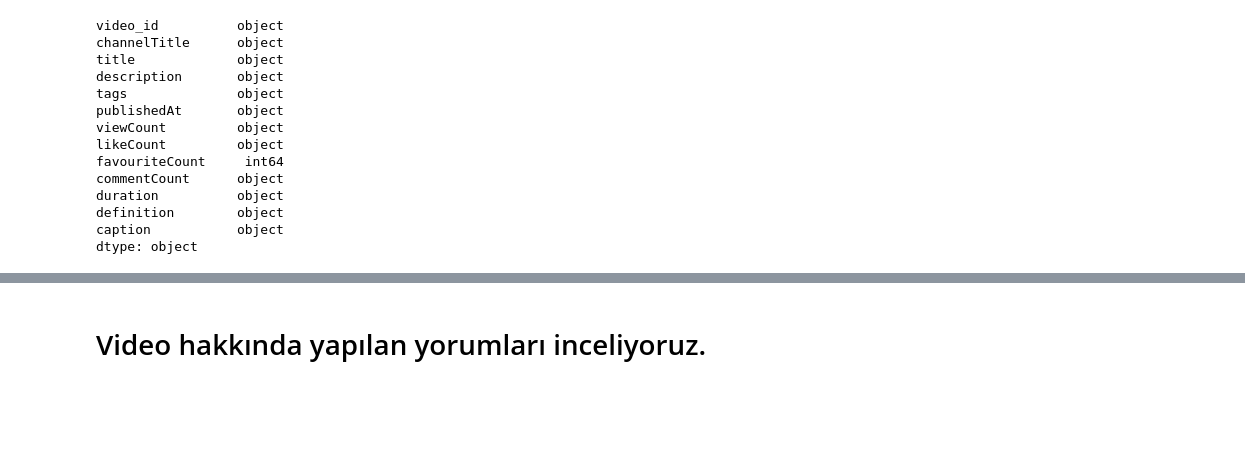
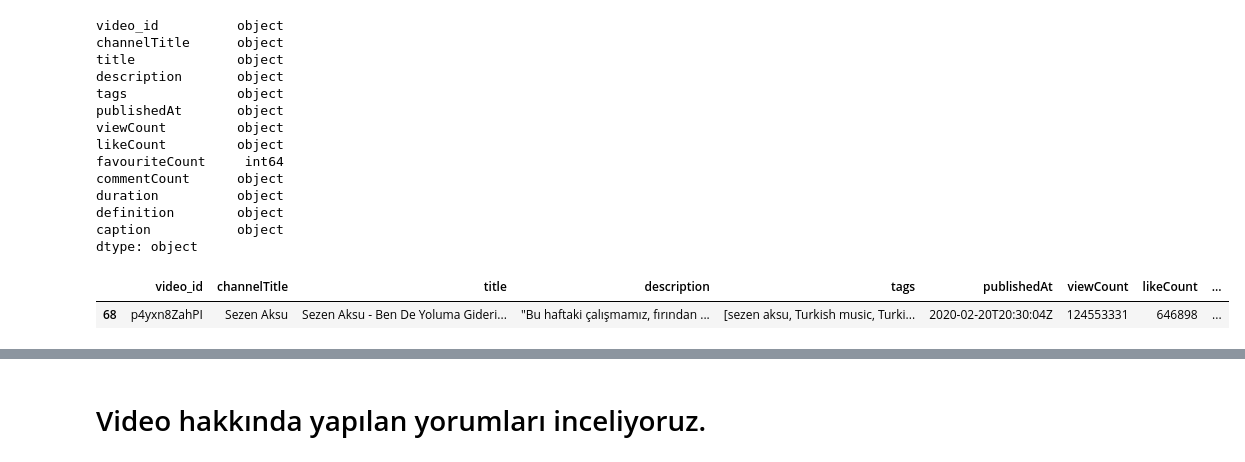
Before and after one commit to BusraSarikaya1/youtube-api-project, a Jupyter notebook: deneme.ipynb, the cells around one changed output, grey strips where cells are left out. Saved outputs shown, nothing was run; the diff lists cells and outputs as text; code cells hidden in the pictures; blank space fills up the shorter version.

```diff
--- a/deneme.ipynb
+++ b/deneme.ipynb
@@ -138,3 +131,15 @@ dtype: object
 # %%
 # En çok izlenen videoya ait satırı bulma
 most_viewed = video_details.loc[video_details['viewCount'].astype(float).idxmax()]
+
+# En çok izlenen videoya ait bilgiler
+most_viewed_video_info = most_viewed[['video_id','channelTitle', 'title', 'description', 'tags', 'publishedAt',
+                                           'viewCount', 'likeCount', 'favouriteCount', 'commentCount',
+                                           'duration', 'definition', 'caption']]
+
+# most_viewed_video_info değişkeni artık en çok izlenen videoya ait tüm bilgileri içerir
+most_viewed_video_df = pd.DataFrame([most_viewed_video_info])
+most_viewed_video_df.head()
+# %% [output]
+|  | video_id | channelTitle | title | description | tags | publishedAt | viewCount | likeCount | ... |
+| 68 | p4yxn8ZahPI | Sezen Aksu | Sezen Aksu - Ben De Yoluma Gideri... | "Bu haftaki çalışmamız, fırından ... | [sezen aksu, Turkish music, Turki... | 2020-02-20T20:30:04Z | 124553331 | 646898 | ... |
```
Also changed, not shown: parts of 23 cells of this notebook.
